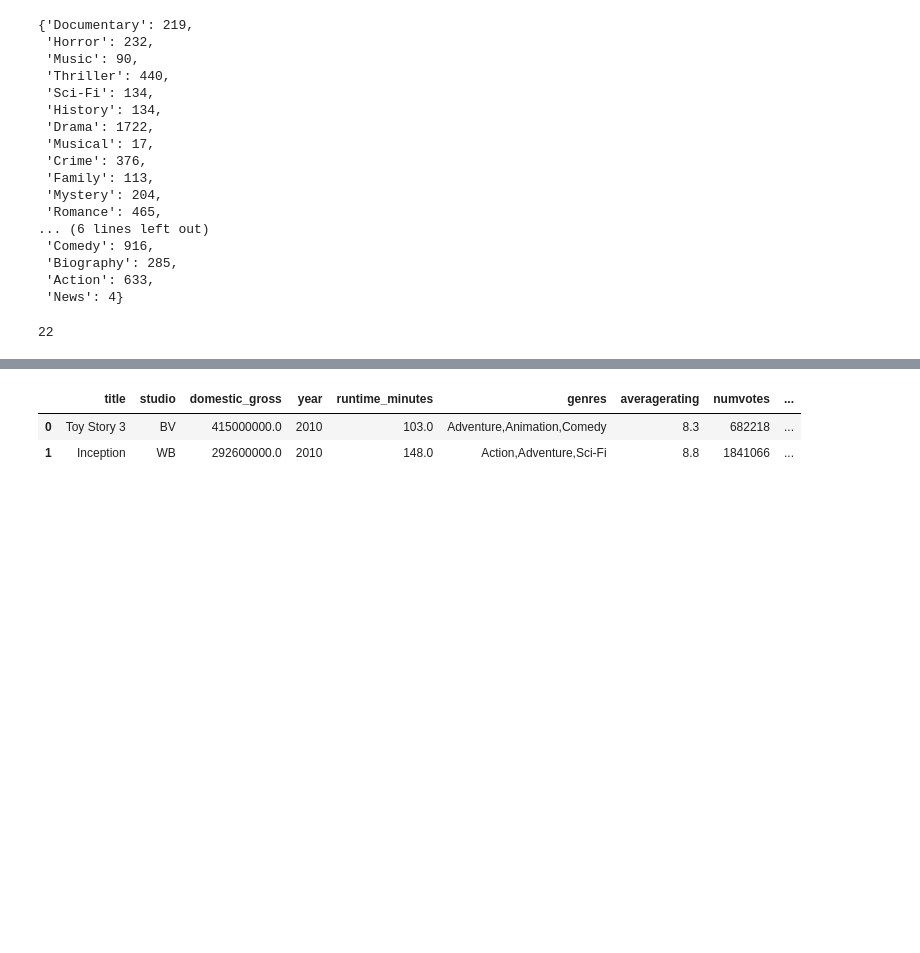
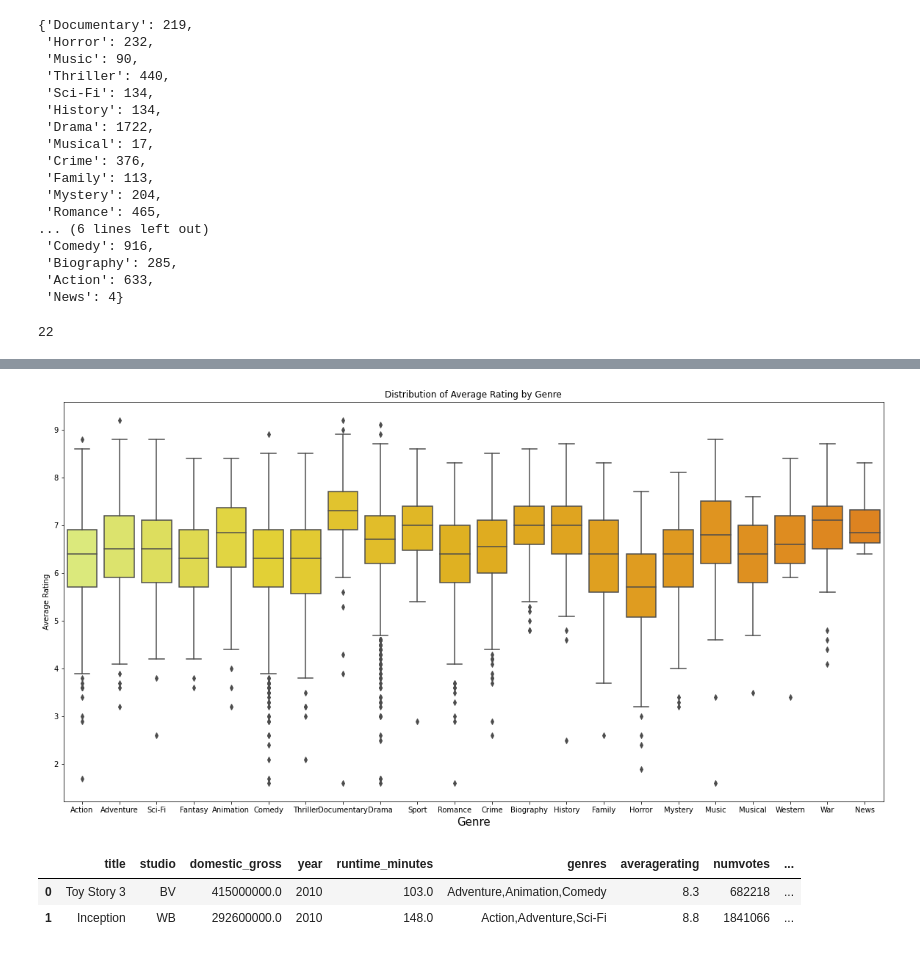
Before and after one commit to mojo-flat/phase1_project_data, a Jupyter notebook: first_notebook.ipynb, the cells around one changed output, grey strips where cells are left out. Saved outputs shown, nothing was run; the diff lists cells and outputs as text; code cells hidden in the pictures; blank space fills up the shorter version.

```diff
--- a/first_notebook.ipynb
+++ b/first_notebook.ipynb
@@ -726,3 +720,21 @@ plt.show()
+# %%
+# Create a plot and define its size.
+plt.figure(figsize=(20, 10))
+# Draw a seaborn boxplot based on the Adventure genre and production budgets
+sns.boxplot(clean_df_explode['genres'], clean_df_explode['averagerating'], palette="Wistia")
+# Set title of plot
+plt.title('Distribution of Average Rating by Genre')
+# Set x-axis label and font size
+plt.xlabel('Genre', fontsize=15)
+# Set y-axis label
+plt.ylabel('Average Rating')
+# Remove scientific notation from y-axis tick labels
+plt.ticklabel_format(style='plain', axis='y')
+
+# Show the plot
+plt.show()
+# %% [output]
+[figure, added]
 # %%
 # Create a list of the dictionary keys
 keys = list(genre_count.keys())
```
Also changed, not shown: parts of 71 cells of this notebook.
